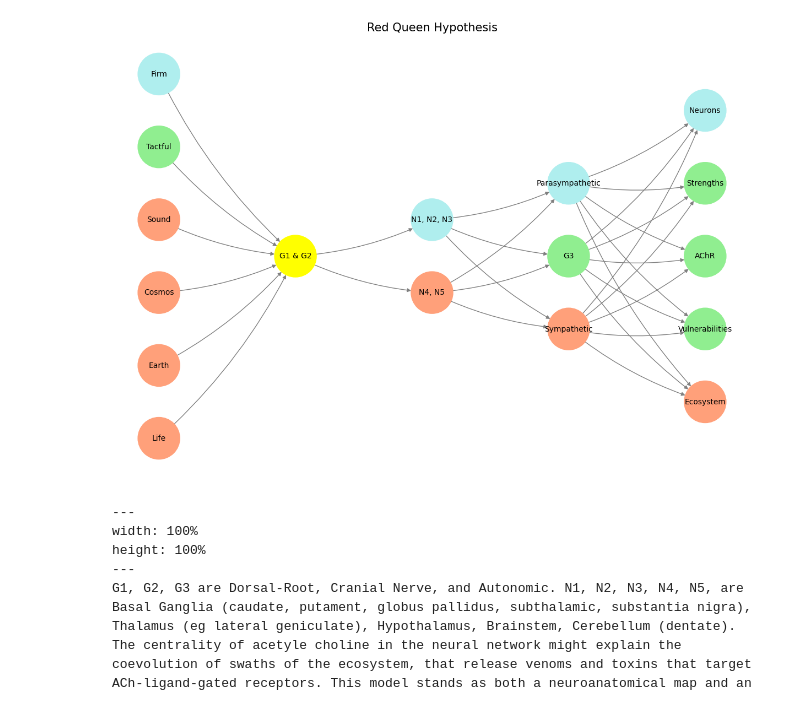
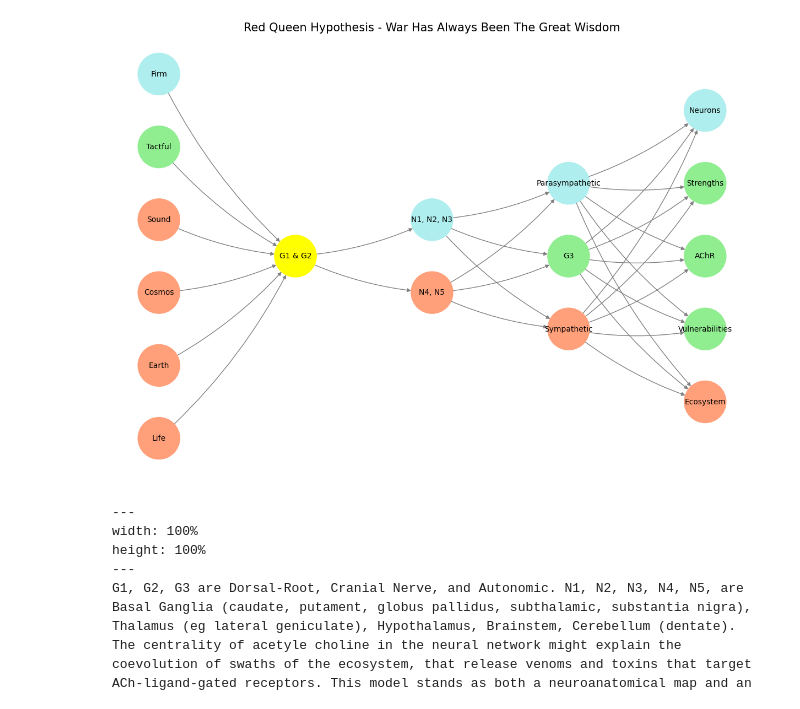
Before and after one commit to abikesa/festokivengere, a Jupyter notebook: kitabo/ensi/_build/jupyter_execute/act3/part3/part3_1.ipynb, the cells around one changed output. Saved outputs shown, nothing was run; the diff lists cells and outputs as text; code cells hidden in the pictures.

````diff
--- a/kitabo/ensi/_build/jupyter_execute/act3/part3/part3_1.ipynb
+++ b/kitabo/ensi/_build/jupyter_execute/act3/part3/part3_1.ipynb
@@ -56,35 +72,35 @@ def visualize_nn():
     center_x = 0  # Align nodes horizontally
 
     # Add nodes and assign positions
     for i, (layer_name, nodes) in enumerate(layers.items()):
         y_positions = calculate_positions(nodes, center_x, offset=-len(layers) + i + 1)
         for node, position in zip(nodes, y_positions):
             G.add_node(node, layer=layer_name)
             pos[node] = position
             node_colors.append(assign_colors(node, layer_name))
 
     # Add edges (without weights)
     for layer_pair in [
         ('Pre-Input', 'Yellowstone'), ('Yellowstone', 'Input'), ('Input', 'Hidden'), ('Hidden', 'Output')
     ]:
         source_layer, target_layer = layer_pair
         for source in layers[source_layer]:
             for target in layers[target_layer]:
                 G.add_edge(source, target)
 
     # Draw the graph
     plt.figure(figsize=(12, 8))
     nx.draw(
         G, pos, with_labels=True, node_color=node_colors, edge_color='gray',
         node_size=3000, font_size=10, connectionstyle="arc3,rad=0.1"
     )
-    plt.title("Red Queen Hypothesis", fontsize=15)
+    plt.title("Red Queen Hypothesis - War Has Always Been The Great Wisdom", fontsize=15)
     plt.show()
 
 # Run the visualization
 visualize_nn()
 # %% [output]
-[figure, old version]
+[figure, new version]
 # %% [markdown]
 ```{figure} https://upload.wikimedia.org/wikipedia/commons/4/49/%22The_School_of_Athens%22_by_Raffaello_Sanzio_da_Urbino.jpg
 ---
````
Also changed, not shown: parts of 2 cells of this notebook, 6 other files.
